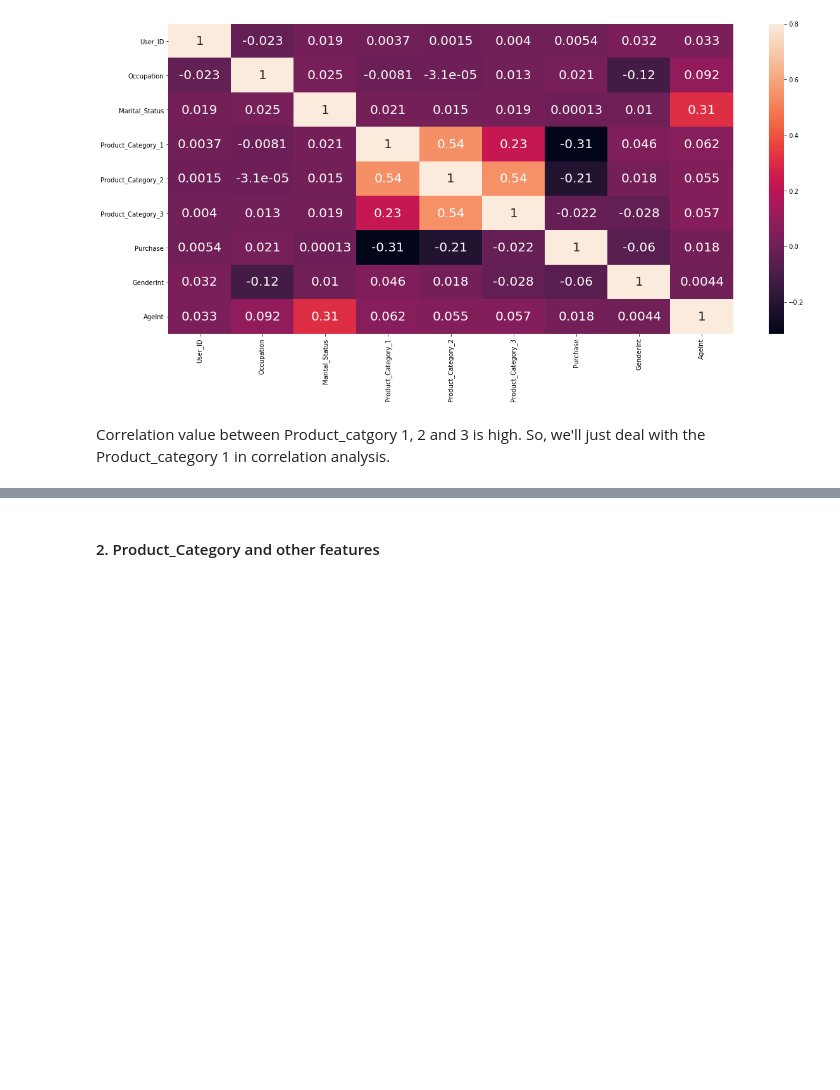
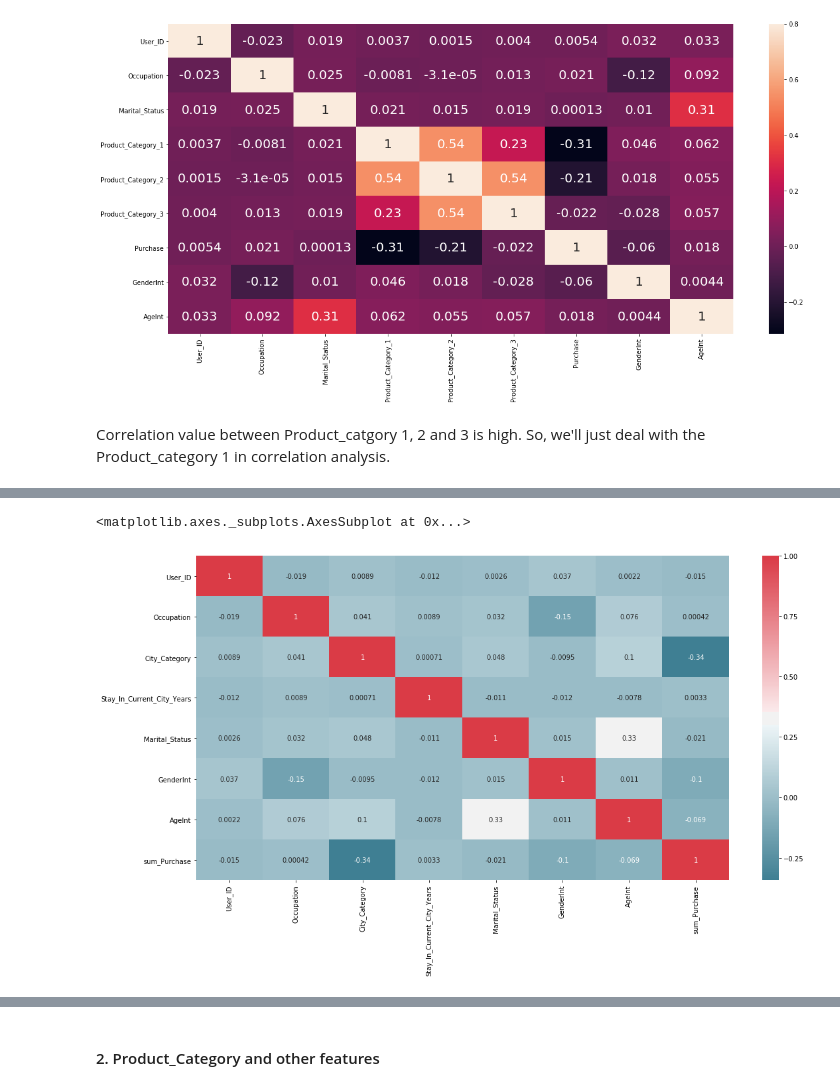
Before and after one commit to jiwonny/Data-Science-Project, a Jupyter notebook: correlation.ipynb, the cells around one changed output, grey strips where cells are left out. Drawn from its saved outputs; the diff is of its cells as text; code cells hidden in the pictures; blank space fills up the shorter version.

Commit message:
numerical convert

```diff
--- a/correlation.ipynb
+++ b/correlation.ipynb
@@ -109,0 +183,3 @@ Correlation value between Product_catgory 1, 2 and 3 is high. So, we'll just dea
+# %%
+sum_data.drop('Purchase', axis = 1, inplace = True)
+sum_data.head()
@@ -109,0 +209,6 @@ Correlation value between Product_catgory 1, 2 and 3 is high. So, we'll just dea
+# %%
+#City_Category 에는 A, B, C 값이 있음.
+# Giving City_Category Numerical values
+city_dict = {'A':0, 'B':1, 'C':2 }
+sum_data["City_Category"] = sum_data["City_Category"].apply(lambda line: city_dict[line])
+sum_data[["User_ID", "City_Category"]].head()
@@ -109,0 +238,6 @@ Correlation value between Product_catgory 1, 2 and 3 is high. So, we'll just dea
+# %%
+# Giving City_Category Numerical values
+# Convert 4+ into 4
+city_dict = {'0':0, '1':1, '2':2, '3':3, '4+':4 }
+sum_data["Stay_In_Current_City_Years"] = sum_data["Stay_In_Current_City_Years"].apply(lambda line: city_dict[line])
+sum_data[["User_ID", "Stay_In_Current_City_Years"]].head()
@@ -109,0 +255,4 @@ Correlation value between Product_catgory 1, 2 and 3 is high. So, we'll just dea
+# %%
+numeric_features = sum_data.select_dtypes(include=[np.number])
+corr = numeric_features.corr(method = 'pearson')
+print (corr['sum_Purchase'].sort_values(ascending=False)[:10],'\n')
@@ -109,0 +269,12 @@ Correlation value between Product_catgory 1, 2 and 3 is high. So, we'll just dea
+# %%
+f, ax = plt.subplots(figsize=(18, 9))
+corrmat = sum_data.corr(method = 'pearson')
+sns.heatmap(corr, mask=np.zeros_like(corrmat, dtype=np.bool), cmap=sns.diverging_palette(220, 10, as_cmap=True),
+            annot=True)
+
+# corrmat = data2.corr(method = 'pearson')
+# f, ax = plt.subplots(figsize=(20, 9))
+# sns.heatmap(corrmat, vmax=.8, annot_kws={'size': 20}, annot=True)
+# %% [output]
+<matplotlib.axes._subplots.AxesSubplot at 0x...>
+[figure, added]
```
Also changed, not shown: parts of 19 cells of this notebook, 1 other file.
